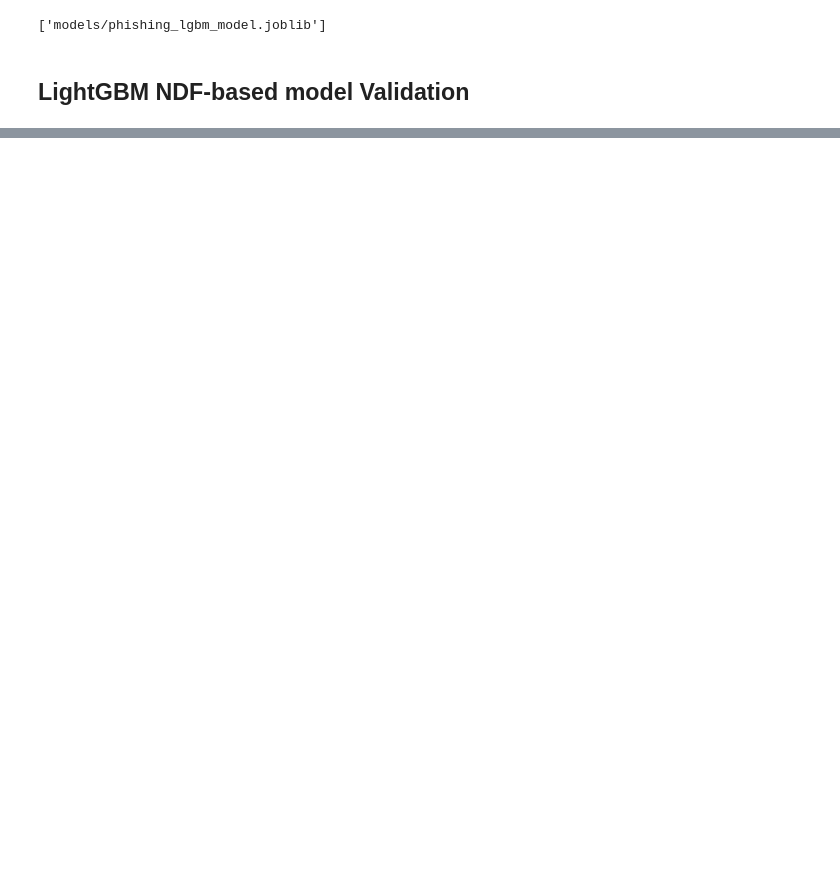
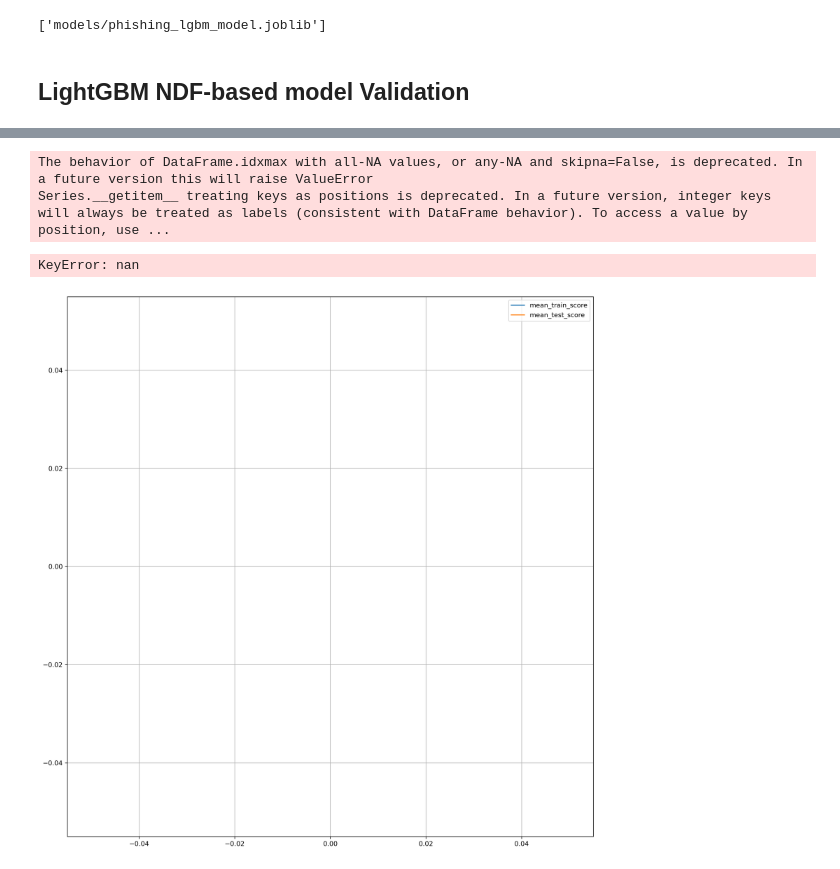
Before and after one commit to nesfit/domainradar-training, a Jupyter notebook: phishing/lightgbm_train.ipynb, the cells around one changed output, grey strips where cells are left out. Cells and saved outputs as stored; diff of their text form; code cells hidden in the pictures; blank space fills up the shorter version.

```diff
--- a/phishing/lightgbm_train.ipynb
+++ b/phishing/lightgbm_train.ipynb
@@ -313,0 +512,10 @@ Validation metrics: odict_keys(['binary_logloss', 'auc'])
+# %%
+if lgbm_tuning:
+    DisplayTuningGraph(scores)
+
+scores
+# %% [output]
+The behavior of DataFrame.idxmax with all-NA values, or any-NA and skipna=False, is deprecated. In a future version this will raise ValueError
+Series.__getitem__ treating keys as positions is deprecated. In a future version, integer keys will always be treated as labels (consistent with DataFrame behavior). To access a value by position, use ...
+KeyError: nan
+[figure, added]
```
Also changed, not shown: parts of 7 cells of this notebook, 13 other files.
